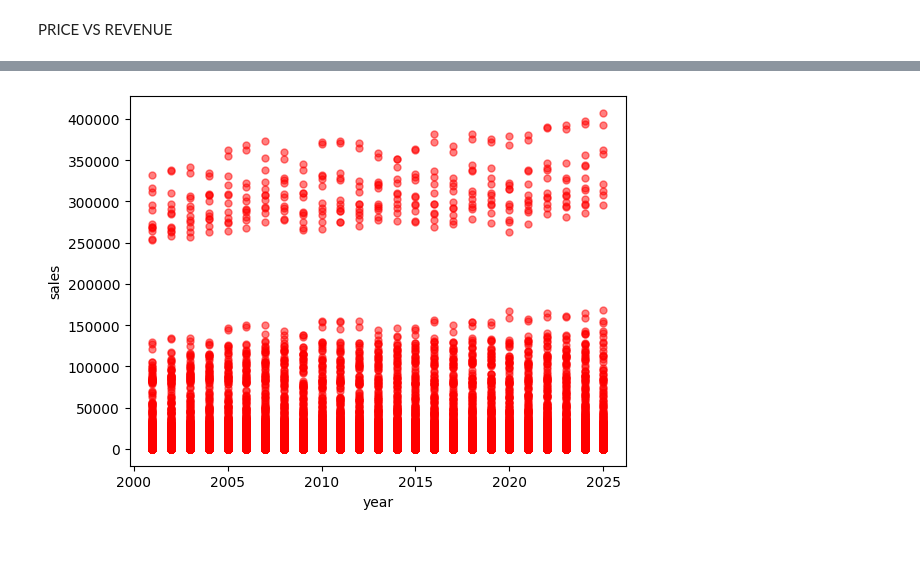
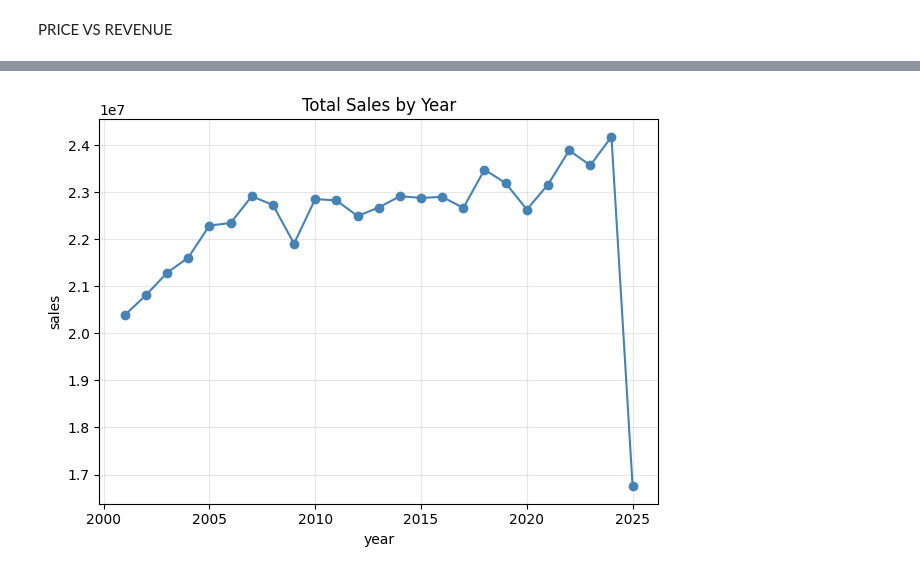
Before and after one commit to divyanshi-sachan/Electricity-Consumption, a Jupyter notebook: notebooks/01_data_collection.ipynb, the cells around one changed output, grey strips where cells are left out. Saved outputs shown, nothing was run; the diff lists cells and outputs as text; code cells hidden in the pictures; blank space fills up the shorter version.

```diff
--- a/notebooks/01_data_collection.ipynb
+++ b/notebooks/01_data_collection.ipynb
@@ -539,18 +774,21 @@ df_encoded.head()
 # %% [markdown]
 FEATURE ENGINEERING
 # %%
-#  Standardize Unit Columns
+# Validate and fix negative values
 
 # Ensure numeric columns are actually numeric
 numeric_cols = ['customers', 'price', 'revenue', 'sales']
 df[numeric_cols] = df[numeric_cols].apply(pd.to_numeric, errors='coerce')
 
-
+# Check for negative values
 for col in numeric_cols:
     negatives = df[df[col] < 0]
     if not negatives.empty:
-        print(f"Negative values found in {col}:")
-        display(negatives)
+        print(f"⚠️  Negative values found in {col}: {len(negatives)} rows")
+        print(f"   Min value: {df[col].min()}")
+        # Clip negative values to 0
+        df[col] = df[col].clip(lower=0)
+        print(f"   ✅ Clipped to 0")
     else:
-        print(f"No negative values in {col}")
+        print(f"✅ No negative values in {col}")
 # %% [output]
@@ -594,11 +829,11 @@ df['month'] = df['period'].dt.month
 # %%
 # Revenue per customer
 
-df['revenue_per_customer'] = df['revenue'] * 1e6 / df['customers']
+df['revenue_per_customer'] = df['revenue'] / df['customers']
 
 # Sales per customer (kWh per customer)
 
-df['sales_per_customer'] = df['sales'] * 1e6 / df['customers']
+df['sales_per_customer'] = df['sales'] / df['customers']
 
 # Price difference from previous month
 
@@ -617,5 +852,11 @@ df['sales_change_pct'] = (df['sales'] - df['sales_prev']) / df['sales_prev'] * 1
 
 df['sales_rolling_3'] = df.groupby('stateid')['sales'].rolling(3).mean().reset_index(0, drop=True)
 
+# Fix division by zero: Replace inf and NaN from customer divisions
+# (Some sectors like OTH, TRA have customers = 0)
+df.replace([np.inf, -np.inf], 0, inplace=True)
+df.fillna(0, inplace=True)
+print("✅ Fixed inf and NaN values from division by zero")
+
 df.head(5)
 # %% [output]
@@ -629,2 +870,9 @@ df.head(5)
-# %%
-df =df.fillna(0)
+# %%
+# Additional missing value check (should be minimal after proper imputation)
+remaining_nulls = df.isnull().sum().sum()
+if remaining_nulls > 0:
+    print(f"⚠️  Warning: {remaining_nulls} null values remain. Review data quality.")
+    # Use forward fill for any remaining nulls
+    df = df.ffill()
+else:
+    print("✅ No remaining null values")
@@ -692,9 +961,15 @@ plt.show()
 # %%
 import matplotlib.pyplot as plt
 
-plt.plot(df['year'], df['sales'], 'ro', markersize=5, alpha=0.5)
+# Proper aggregation: Total sales by year
+df.groupby('year')['sales'].sum().plot(kind='line', marker='o', color='steelblue')
+plt.title('Total Sales by Year')
+plt.xlabel('Year')
+plt.ylabel('Total Sales (MWh)')
+plt.grid(True, alpha=0.3)
+plt.tight_layout()
 plt.xlabel('year')
 plt.ylabel('sales')
 plt.show()
 # %% [output]
-[figure, old version]
+[figure, new version]
```
Also changed, not shown: parts of 28 cells of this notebook.
